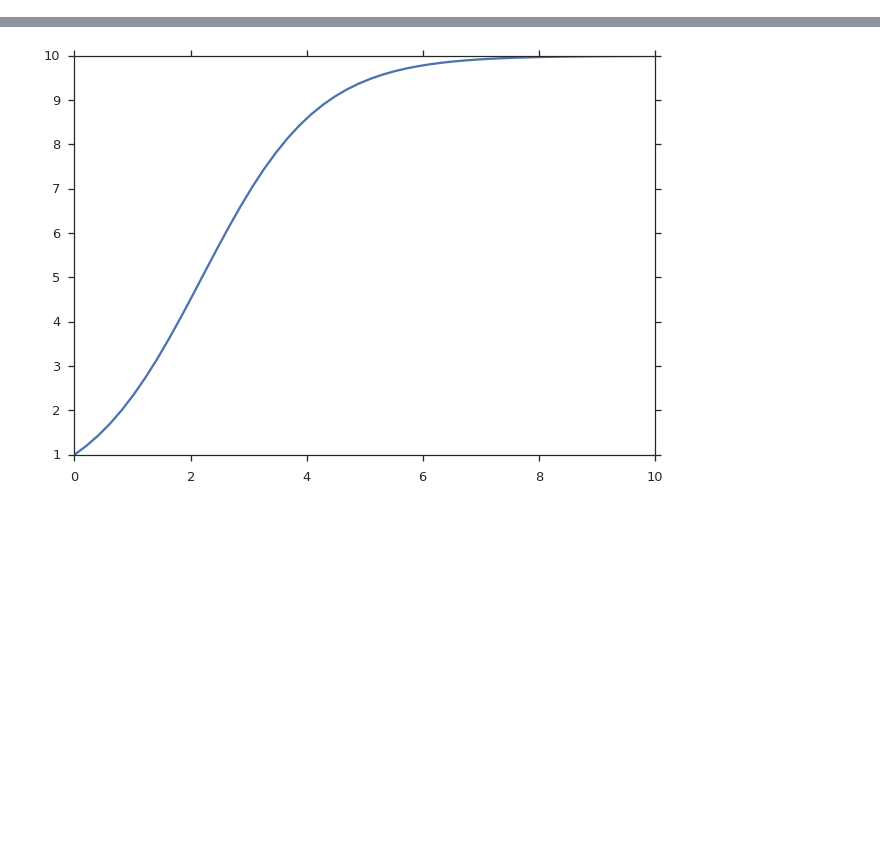
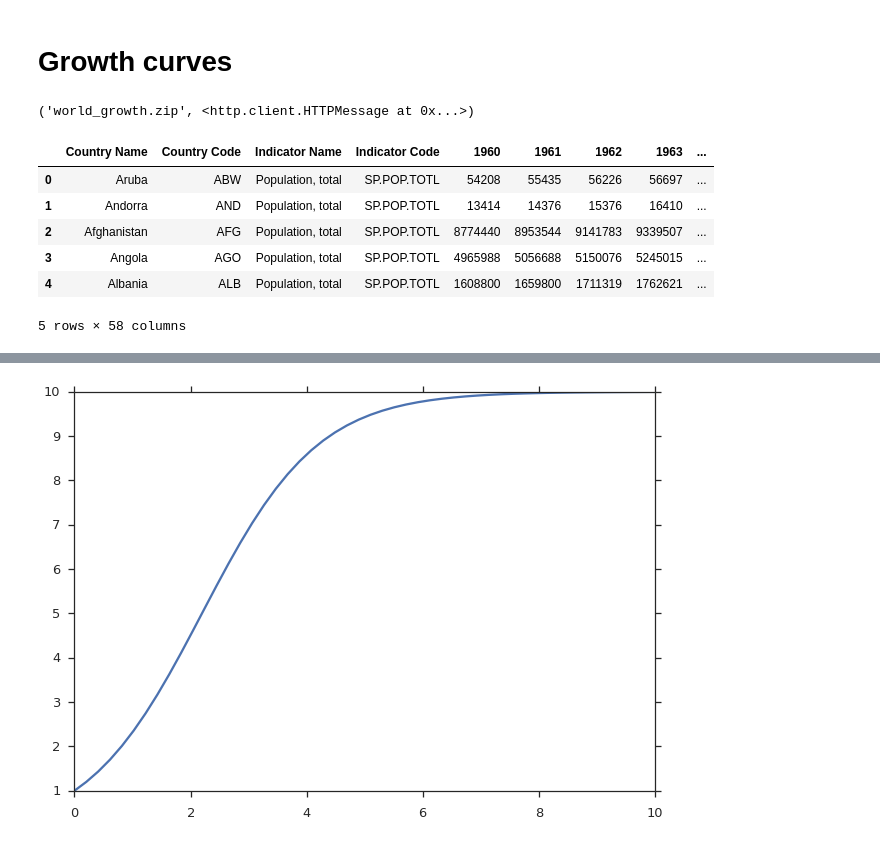
Before and after one commit to Py4Life/TAU2015, a Jupyter notebook: lecture10.ipynb, the cells around one changed output, grey strips where cells are left out. Drawn from its saved outputs; the diff is of its cells as text; code cells hidden in the pictures; blank space fills up the shorter version.

```diff
--- a/lecture10.ipynb
+++ b/lecture10.ipynb
@@ -75,3 +0,0 @@ fn, msg = req.urlretrieve('http://www.biotopics.co.uk/newgcse/baredata.txt', fn)
-# %%
-with open(fn) as f:
-    print(f.read())
@@ -96,12 +0,0 @@ lynx
-# %%
-data = []
-with open(fn) as f:
-    for line in f:
-        if line[0].isdigit():
-            time,hare,lynx = line.strip().split()
-            time = int(time) + 1845
-            hare = int(hare) #* 1000
-            lynx = int(lynx) #* 100
-            data.append({'year':time, 'hare':hare, 'lynx': lynx})
-df = pd.DataFrame(data)
-df.head()
@@ -152,0 +18,22 @@ interactive(plot_lotka_volterra, H0=(1,1000), L0=(1,100), a=(0,10,0.01), b=(0,10
+# %% [markdown]
+# Growth curves
+# %%
+req.urlretrieve('http://api.worldbank.org/v2/en/indicator/sp.pop.totl?downloadformat=csv',  'world_growth.zip')
+# %% [output]
+('world_growth.zip', <http.client.HTTPMessage at 0x...>)
+# %%
+import zipfile
+with zipfile.ZipFile('world_growth.zip') as z:
+    f = z.open('sp.pop.totl_Indicator_en_csv_v2.csv')
+    df = pd.read_csv(f, skiprows=2)
+df.drop('2014', axis=1, inplace=True)
+df.drop('Unnamed: 59', axis=1, inplace=True)
+df.head()
+# %% [output]
+|  | Country Name | Country Code | Indicator Name | Indicator Code | 1960 | 1961 | 1962 | 1963 | ... |
+| 0 | Aruba | ABW | Population, total | SP.POP.TOTL | 54208 | 55435 | 56226 | 56697 | ... |
+| 1 | Andorra | AND | Population, total | SP.POP.TOTL | 13414 | 14376 | 15376 | 16410 | ... |
+| 2 | Afghanistan | AFG | Population, total | SP.POP.TOTL | 8774440 | 8953544 | 9141783 | 9339507 | ... |
+| 3 | Angola | AGO | Population, total | SP.POP.TOTL | 4965988 | 5056688 | 5150076 | 5245015 | ... |
+| 4 | Albania | ALB | Population, total | SP.POP.TOTL | 1608800 | 1659800 | 1711319 | 1762621 | ... |
+5 rows × 58 columns
```
Also changed, not shown: parts of 38 cells of this notebook.
